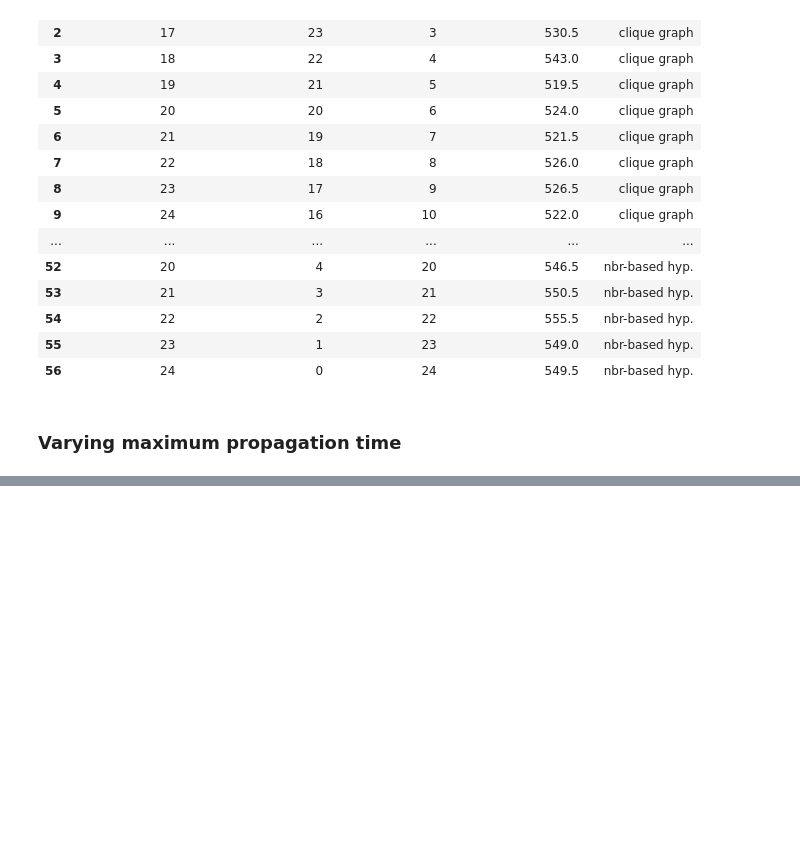
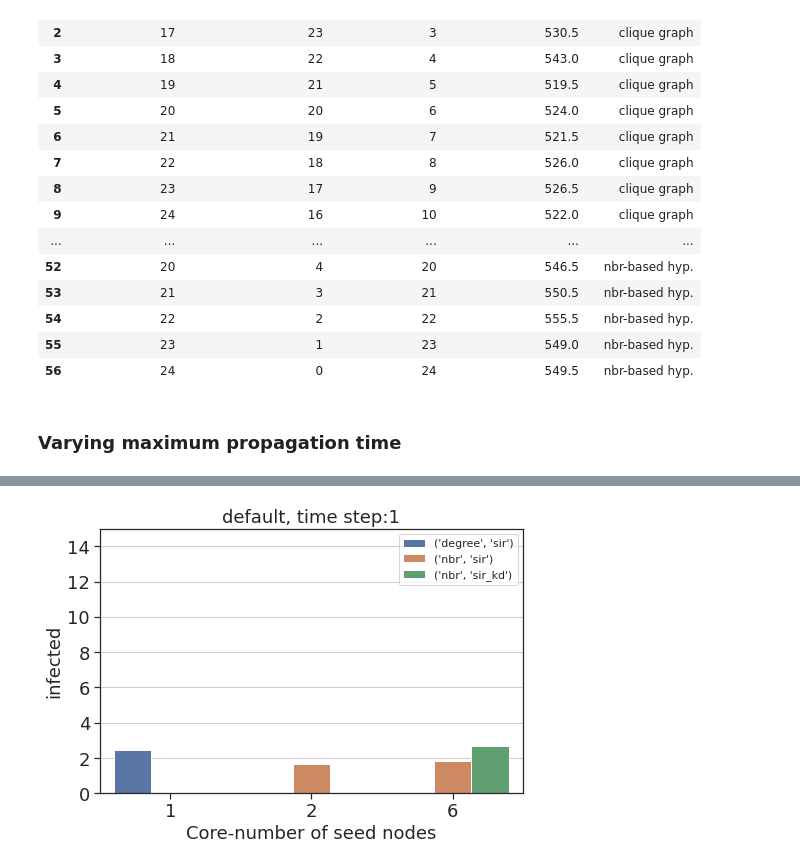
Before and after one commit to toggled/vldbsubmission, a Jupyter notebook: python_src/propagationPlots_bishwa.ipynb, the cells around one changed output, grey strips where cells are left out. Cells and saved outputs as stored; diff of their text form; code cells hidden in the pictures; blank space fills up the shorter version.

```diff
--- a/python_src/propagationPlots_bishwa.ipynb
+++ b/python_src/propagationPlots_bishwa.ipynb
@@ -1052,0 +1058,81 @@ enron
+# %%
+import seaborn as sns
+sns.set(rc={'figure.figsize': (7, 5)})
+sns.set_style("ticks")
+# plt.style.use('grayscale')
+lw = 3
+save = True
+
+goodname_algo = {
+    'naive_nbr': 'nbr',
+    'naive_degree': 'degree'
+}
+df2 = df.copy()
+# datasets = df['dataset'].unique()
+# for key in datasets:
+group_list = ['dataset']
+for key, item in df2.groupby(group_list, as_index=False):
+    print(key)
+    # item = df2[df2.dataset==key].copy()
+    # if len(item) == 0:
+    #     continue
+    item['algo'] = item['algo'].replace(goodname_algo)
+    # result_df = pd.DataFrame()
+    result_df = pd.DataFrame()
+    group_list2 = ['algo', 'max propagation time', 'exp']
+    for key2, item2 in item.groupby(group_list2, as_index=False):
+        assert item2.shape[0] == 1
+        result = literal_eval(item2['result'].iloc[0])
+        result = [(k[0], k[1], v_time_detailed, key2[0], time_step + 1, key2[2]) if isinstance(k, tuple) else
+                  (k, -1, v_time_detailed, key2[0], time_step + 1, key2[2])
+                  for k in result for v in result[k] for time_step, v_time_detailed in enumerate(v[2])]
+        result_df = result_df.append(pd.DataFrame(result, columns=[
+                                     'primary core number', 'secondary core number', 'infected', 'algo', 'time step', 'exp']), ignore_index=False)
+        # print(result_df)
+    # print(result_df)
+    result_df = result_df[result_df.groupby(['primary core number', 'exp', 'algo'])[
+        'secondary core number'].transform('max') == result_df['secondary core number']]
+    # print()
+    # print(result_df)
+    # continue
+    # Plot mean
+    for time_step in result_df['time step'].unique():
+        for y_var in ['infected']:
+            meandf = result_df[result_df['time step'] == time_step].groupby(
+                ['primary core number', 'algo', 'exp']).mean().reset_index()
+            # print(meandf)
+            fig, ax = plt.subplots()
+            # sns.lineplot(x = 'core number', y = 'infected', hue='algo', hue_order = ['clique graph', 'nbr-based hyp.', 'deg-based hyp.'],
+            #                 data=meandf, color='k', linewidth = lw)
+            sns.barplot(x='primary core number', y=y_var, hue=meandf[['algo', 'exp']].apply(tuple, axis=1),
+                        data=meandf)
+
+            plt.xlabel('Core-number of seed nodes', fontsize=fontsize)
+            plt.ylabel(y_var, fontsize=fontsize)
+            plt.xticks(fontsize=fontsize)
+            # plt.xticks()
+            plt.yticks(fontsize=fontsize)
+            # plt.xlim(35, 60)
+            plt.title(key + ", time step:" + str(int(time_step)), fontsize=fontsize)
+            plt.grid(axis='y')
+            # ax.get_legend().remove()
+            # handles, labels = ax.get_legend_handles_labels()
+            # ax.legend(handles=handles[1:], labels=labels[1:], fontsize=fontsize)
+            # plt.title(key)
+            # ax.yaxis.set_major_locator(MaxNLocator(5))
+            # ax.xaxis.set_major_locator(MaxNLocator(5))
+            # plt.legend(loc='best', fontsize=fontsize)
+            plt.ylim(0, 15)
+            plt.tight_layout()
+            filename = key
+            if(save):
+                plt.savefig("../fig/" + filename + "_" + y_var +
+                            "_" + str(time_step) + ".pdf")
+                plt.show()
+            else:
+                print("../fig/" + filename + "_infected.pdf")
+                plt.show()
+            plt.clf()
+
+    break
+# %% [output]
@@ -1052,0 +1140 @@ enron
+[figure, added]
```
Also changed, not shown: parts of 5 cells of this notebook, 3 other files.
